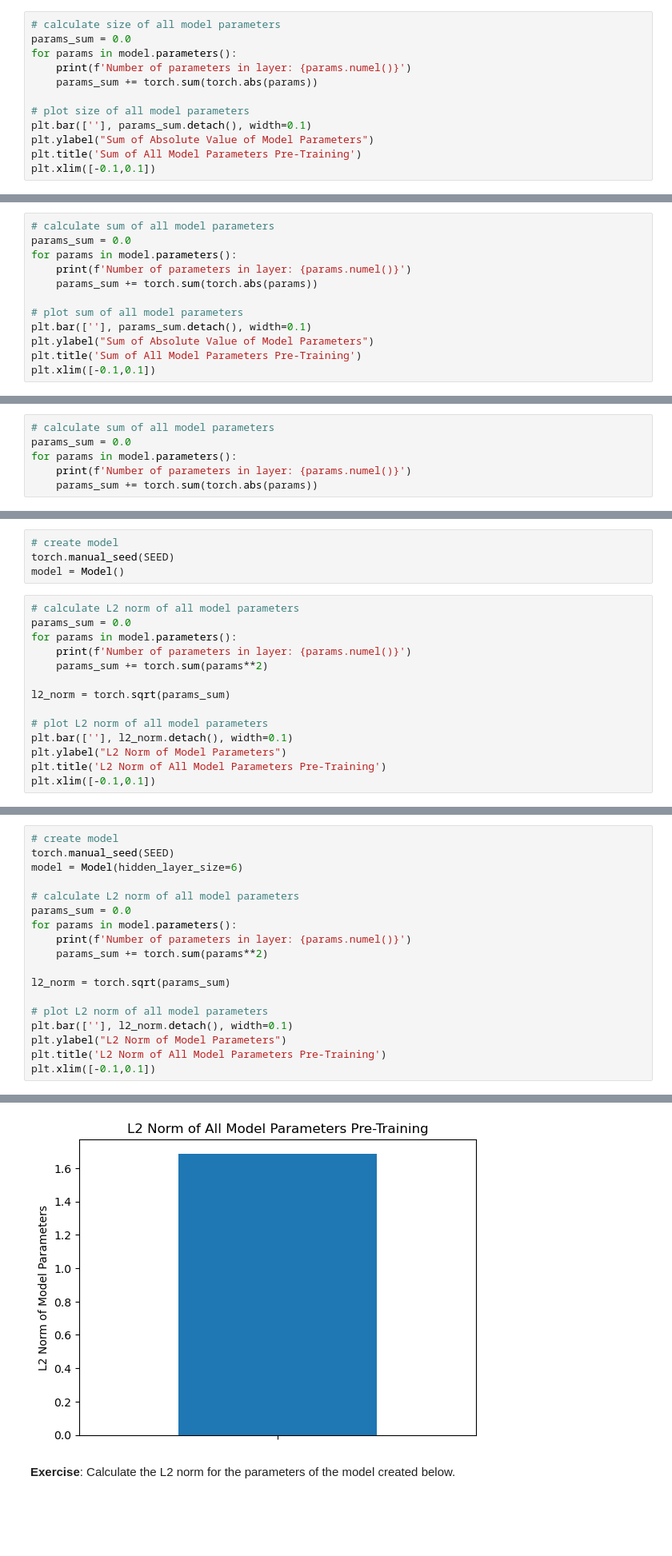
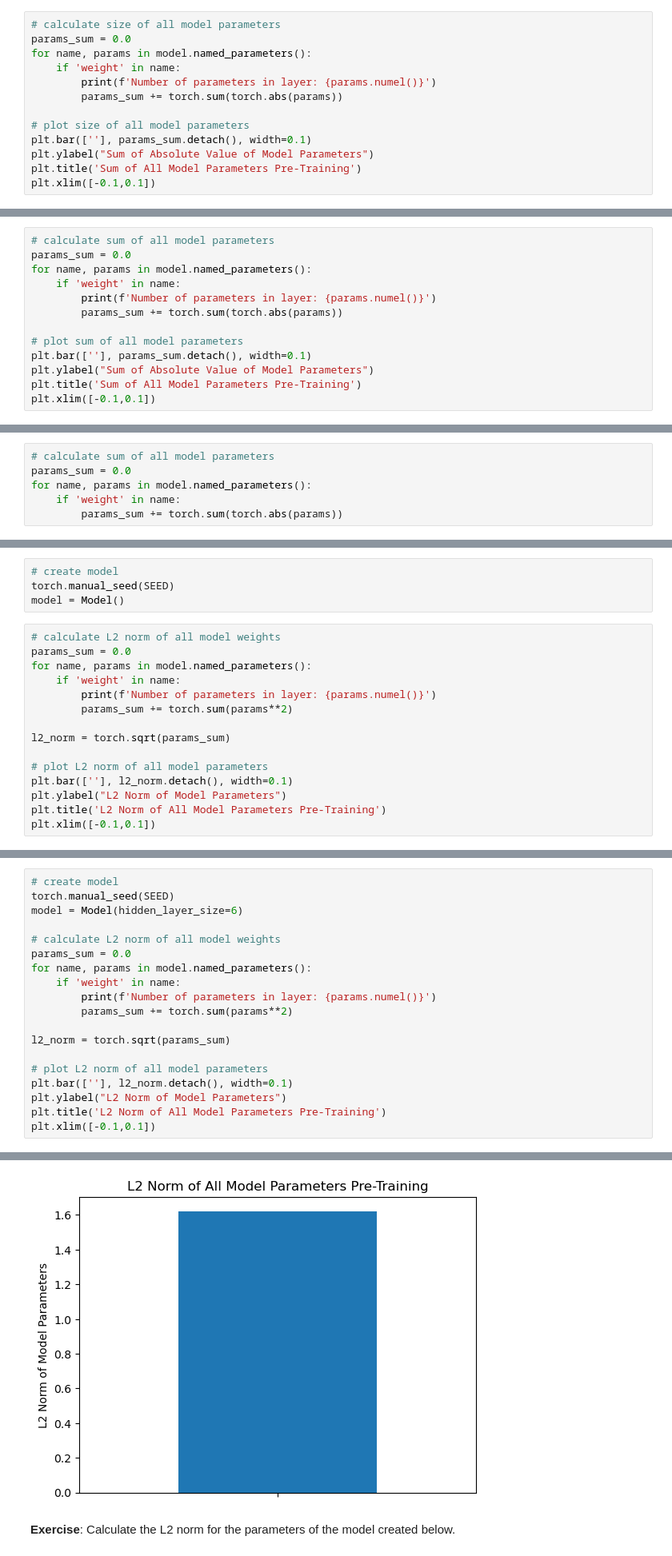
Before and after one commit to atleer/intro-to-deep-learning-dev, a Jupyter notebook: Day02/06_improve_network_through_regularization/06_improve_network_through_regularization.ipynb, the cells around one changed output, grey strips where cells are left out. Shown at 80% size. Drawn from its saved outputs; the diff is of its cells as text; blank space fills up the shorter version.

```diff
--- a/Day02/06_improve_network_through_regularization/06_improve_network_through_regularization.ipynb
+++ b/Day02/06_improve_network_through_regularization/06_improve_network_through_regularization.ipynb
@@ -173,9 +205,10 @@ model = Model()
 # %%
 # calculate size of all model parameters
 params_sum = 0.0
-for params in model.parameters():
-    print(f'Number of parameters in layer: {params.numel()}')
-    params_sum += torch.sum(torch.abs(params))
+for name, params in model.named_parameters():
+    if 'weight' in name:
+        print(f'Number of parameters in layer: {params.numel()}')
+        params_sum += torch.sum(torch.abs(params))
 
 # plot size of all model parameters
 plt.bar([''], params_sum.detach(), width=0.1)
@@ -198,9 +229,10 @@ model = Model(hidden_layer_size=6)
 # %%
 # calculate sum of all model parameters
 params_sum = 0.0
-for params in model.parameters():
-    print(f'Number of parameters in layer: {params.numel()}')
-    params_sum += torch.sum(torch.abs(params))
+for name, params in model.named_parameters():
+    if 'weight' in name:
+        print(f'Number of parameters in layer: {params.numel()}')
+        params_sum += torch.sum(torch.abs(params))
 
 # plot sum of all model parameters
 plt.bar([''], params_sum.detach(), width=0.1)
@@ -223,6 +253,6 @@ model = Model(hidden_layer_size=128)
 # %%
 # calculate sum of all model parameters
 params_sum = 0.0
-for params in model.parameters():
-    print(f'Number of parameters in layer: {params.numel()}')
-    params_sum += torch.sum(torch.abs(params))
+for name, params in model.named_parameters():
+    if 'weight' in name:
+        params_sum += torch.sum(torch.abs(params))
@@ -394,11 +433,12 @@ Accuracy: 41.02564239501953
 torch.manual_seed(SEED)
 model = Model()
 # %%
-# calculate L2 norm of all model parameters
+# calculate L2 norm of all model weights
 params_sum = 0.0
-for params in model.parameters():
-    print(f'Number of parameters in layer: {params.numel()}')
-    params_sum += torch.sum(params**2)
+for name, params in model.named_parameters():
+    if 'weight' in name:
+        print(f'Number of parameters in layer: {params.numel()}')
+        params_sum += torch.sum(params**2)
 
 l2_norm = torch.sqrt(params_sum)
 
@@ -421,11 +459,12 @@ Number of parameters in layer: 3
 torch.manual_seed(SEED)
 model = Model(hidden_layer_size=6)
 
-# calculate L2 norm of all model parameters
+# calculate L2 norm of all model weights
 params_sum = 0.0
-for params in model.parameters():
-    print(f'Number of parameters in layer: {params.numel()}')
-    params_sum += torch.sum(params**2)
+for name, params in model.named_parameters():
+    if 'weight' in name:
+        print(f'Number of parameters in layer: {params.numel()}')
+        params_sum += torch.sum(params**2)
 
 l2_norm = torch.sqrt(params_sum)
 
@@ -442,5 +479,5 @@ Number of parameters in layer: 3
 (-0.1, 0.1)
-[figure, old version]
+[figure, new version]
 # %% [markdown]
 **Exercise**: Calculate the L2 norm for the parameters of the model created below.
 # %%
```
Also changed, not shown: parts of 53 cells of this notebook.
